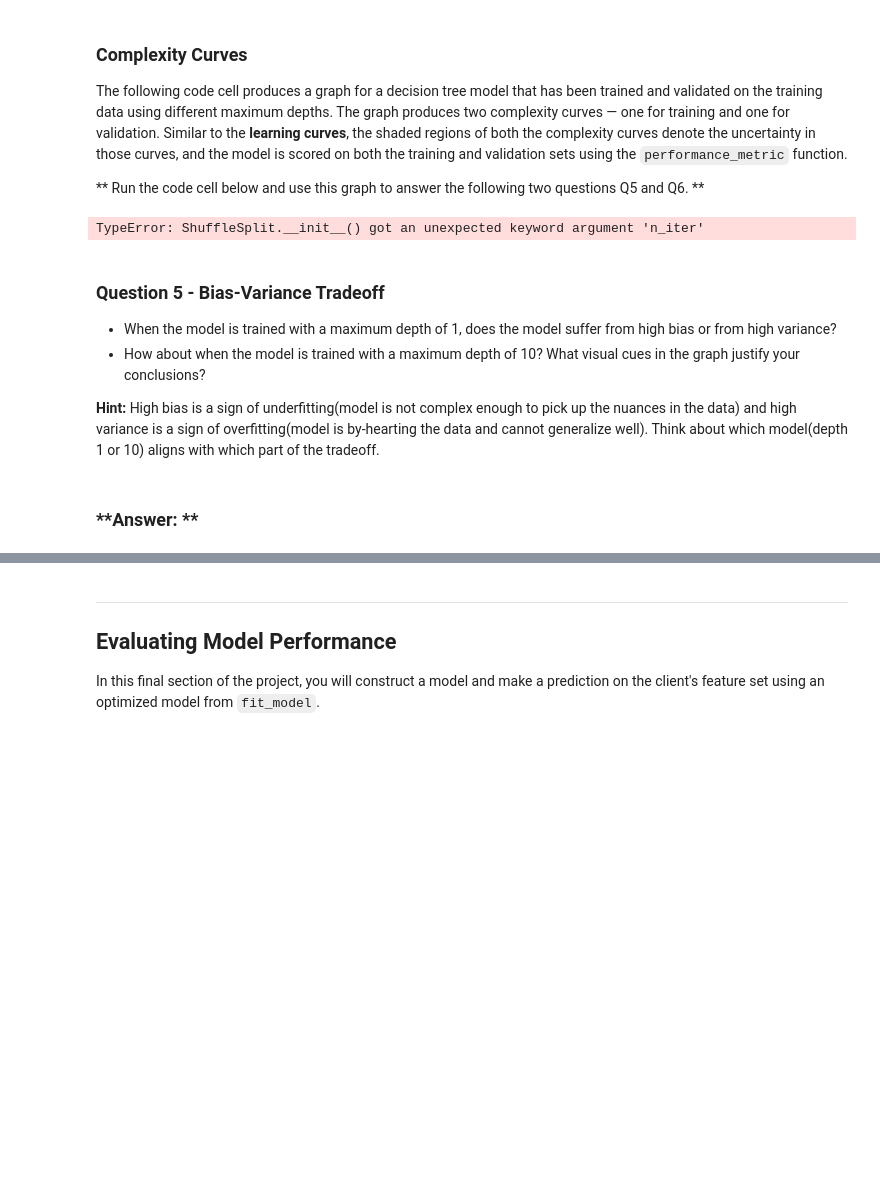
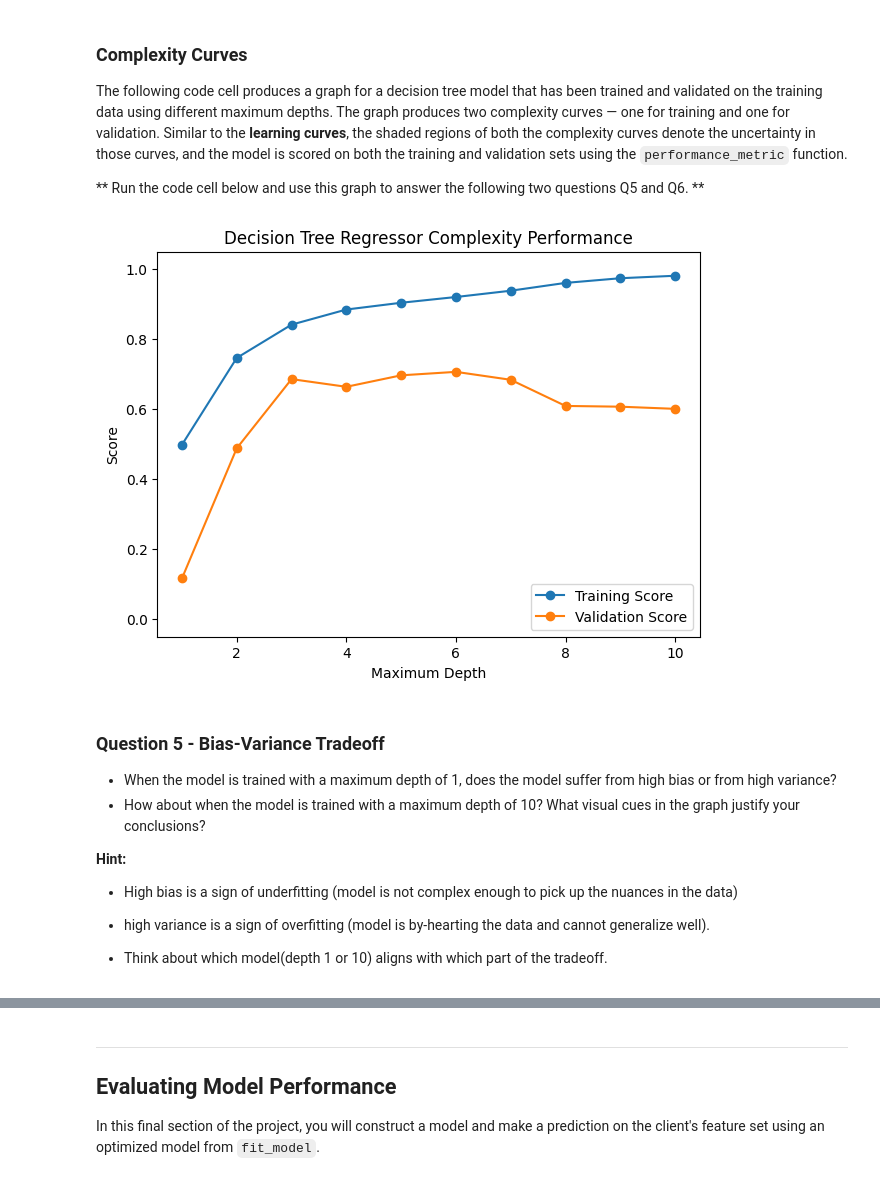
Before and after one commit to MohamedAbdeenM7/DEPI, a Jupyter notebook: machine_learning/sessions/week_9/boston_housing.ipynb, the cells around one changed output, grey strips where cells are left out. Saved outputs shown, nothing was run; the diff lists cells and outputs as text; code cells hidden in the pictures; blank space fills up the shorter version.

```diff
--- a/machine_learning/sessions/week_9/boston_housing.ipynb
+++ b/machine_learning/sessions/week_9/boston_housing.ipynb
@@ -409,15 +413,60 @@ Think about the pros and cons of adding more training points based on if the tra
 The following code cell produces a graph for a decision tree model that has been trained and validated on the training data using different maximum depths. The graph produces two complexity curves — one for training and one for validation. Similar to the **learning curves**, the shaded regions of both the complexity curves denote the uncertainty in those curves, and the model is scored on both the training and validation sets using the `performance_metric` function.
 
 ** Run the code cell below and use this graph to answer the following two questions Q5 and Q6. **
+# %%
+import numpy as np
+import matplotlib.pyplot as pl
+
+from sklearn.tree import DecisionTreeRegressor
+from sklearn.model_selection import ShuffleSplit, validation_curve
+
+def ModelComplexity(X, y):
+    cv = ShuffleSplit(n_splits=10, test_size=0.2, random_state=0)
+
+    max_depth = np.arange(1, 11)
+
+    train_scores, test_scores = validation_curve(
+        DecisionTreeRegressor(),
+        X,
+        y,
+        param_name="max_depth",
+        param_range=max_depth,
+        cv=cv,
+        scoring="r2"
+    )
+
+    train_mean = np.mean(train_scores, axis=1)
+    train_std = np.std(train_scores, axis=1)
+    test_mean = np.mean(test_scores, axis=1)
+    test_std = np.std(test_scores, axis=1)
+
+    pl.figure(figsize=(7, 5))
+    pl.title('Decision Tree Regressor Complexity Performance')
+    pl.plot(max_depth, train_mean, 'o-', label='Training Score')
+    pl.plot(max_depth, test_mean, 'o-', label='Validation Score')
+
+    pl.fill_between(max_depth, train_mean - train_std,
+                    train_mean + train_std, alpha=0.15)
+    pl.fill_between(max_depth, test_mean - test_std,
+                    test_mean + test_std, alpha=0.15)
+
+    pl.legend(loc='lower right')
+    pl.xlabel('Maximum Depth')
+    pl.ylabel('Score')
+    pl.ylim([-0.05, 1.05])
+    pl.show()
 # %%
-vs.ModelComplexity(X_train, y_train)
+ModelComplexity(X_train, y_train)
 # %% [output]
-TypeError: ShuffleSplit.__init__() got an unexpected keyword argument 'n_iter'
+[figure, added]
 # %% [markdown]
 ### Question 5 - Bias-Variance Tradeoff
 * When the model is trained with a maximum depth of 1, does the model suffer from high bias or from high variance?
 * How about when the model is trained with a maximum depth of 10? What visual cues in the graph justify your conclusions?
 
-**Hint:** High bias is a sign of underfitting(model is not complex enough to pick up the nuances in the data) and high variance is a sign of overfitting(model is by-hearting the data and cannot generalize well). Think about which model(depth 1 or 10) aligns with which part of the tradeoff.
+**Hint:**
+
+* High bias is a sign of underfitting (model is not complex enough to pick up the nuances in the data)
+
+* high variance is a sign of overfitting (model is by-hearting the data and cannot generalize well).
+* Think about which model(depth 1 or 10) aligns with which part of the tradeoff.
-# %% [markdown]
-### **Answer: **
```
Also changed, not shown: parts of 10 cells of this notebook, 1 other file.
